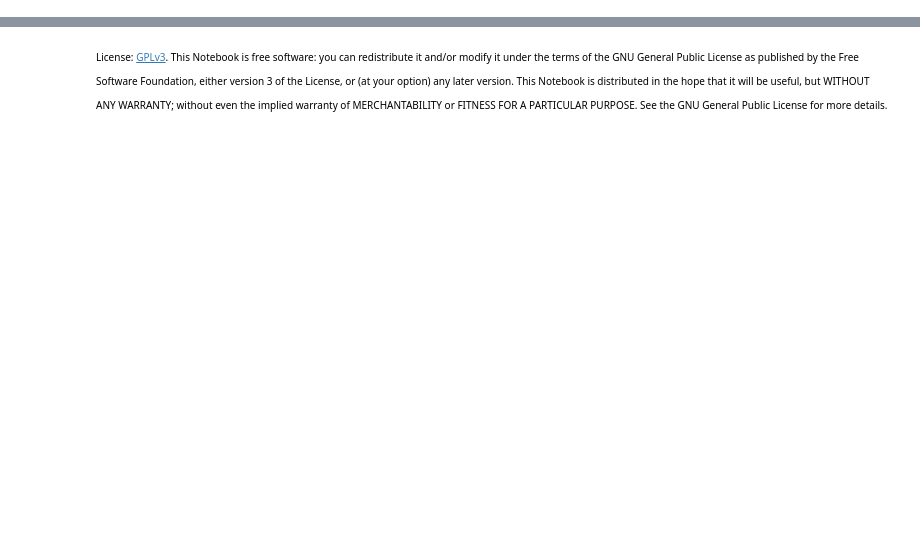
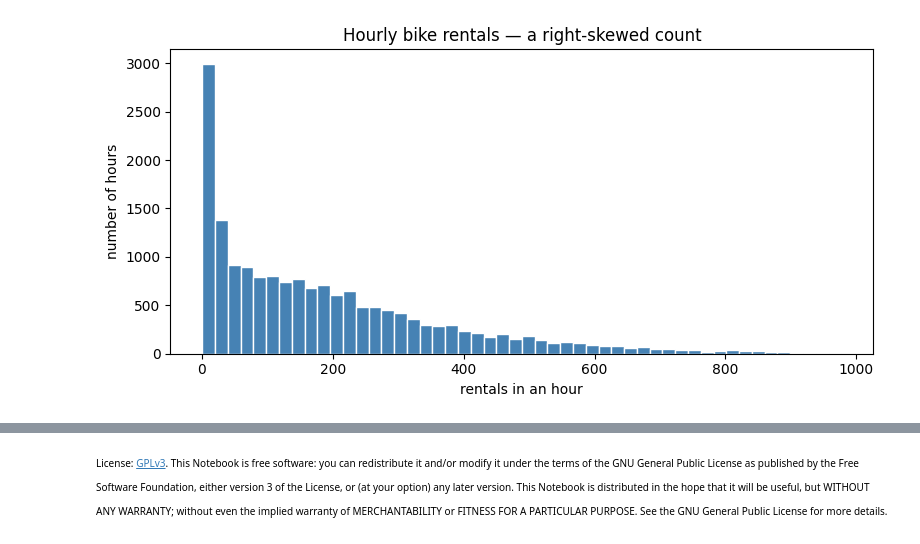
Before and after one commit to datakolektiv/AI_AnalystLAB, a Jupyter notebook: Session07/AI_AnalystLAB07.ipynb, the cells around one changed output, grey strips where cells are left out. Cells and saved outputs as stored; diff of their text form; code cells hidden in the pictures; blank space fills up the shorter version.

Commit message:
Session 07: replace t-SNE/PCA with Poisson & negative binomial regression; new Session 07 tutor

```diff
--- a/Session07/AI_AnalystLAB07.ipynb
+++ b/Session07/AI_AnalystLAB07.ipynb
@@ -894,0 +49,15 @@ A short, focused list. If you watch only one video, make it the StatQuest *t-SNE
+# %%
+import numpy as np
+import pandas as pd
+import matplotlib.pyplot as plt
+import statsmodels.api as sm                 # Poisson & negative binomial regression live here
+from scipy import stats                      # the Poisson distribution, and the chi-square p-value
+
+import os                                    # to read the API key at the end
+import anthropic                             # the Claude SDK (used only in the final section)
+from pydantic import BaseModel, Field        # to describe the shape of the AI's answer
+from typing import List
+
+%matplotlib inline
+plt.rcParams["figure.figsize"] = (8, 4)
+print("Libraries imported successfully.")
@@ -894,0 +68,8 @@ A short, focused list. If you watch only one video, make it the StatQuest *t-SNE
+# %%
+bikes = pd.read_csv("../_data/bike_sharing/hour.csv")
+
+print("rows, columns:", bikes.shape)
+print()
+print(bikes[["temp", "hum", "windspeed", "workingday", "cnt"]].head())
+print()
+print("Hourly rentals (cnt):  mean = %.1f,  variance = %.1f" % (bikes["cnt"].mean(), bikes["cnt"].var()))
@@ -894,0 +96,7 @@ A short, focused list. If you watch only one video, make it the StatQuest *t-SNE
+# %%
+plt.hist(bikes["cnt"], bins=50, color="steelblue", edgecolor="white")
+plt.title("Hourly bike rentals — a right-skewed count")
+plt.xlabel("rentals in an hour"); plt.ylabel("number of hours")
+plt.tight_layout(); plt.show()
+# %% [output]
+[figure, added]
```
Also changed, not shown: parts of 94 cells of this notebook, 3 other files.
